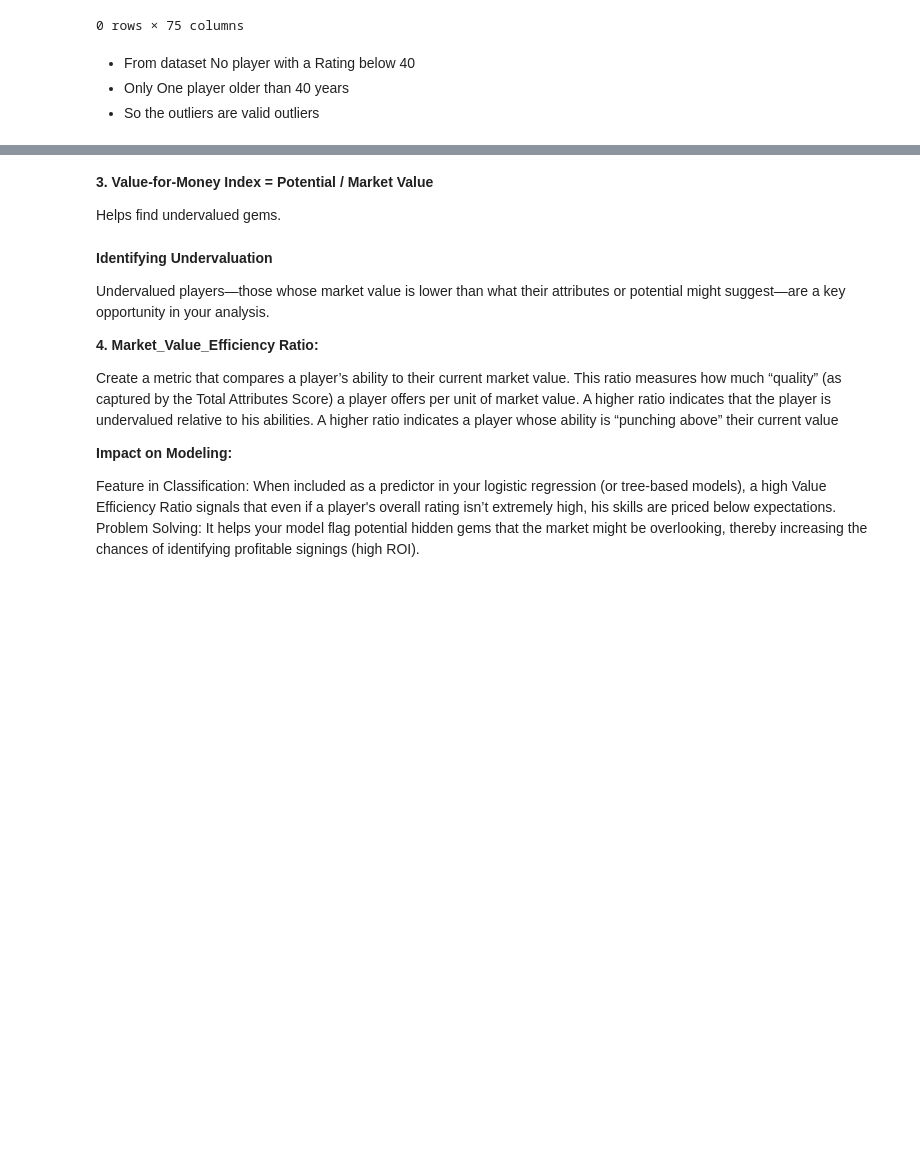
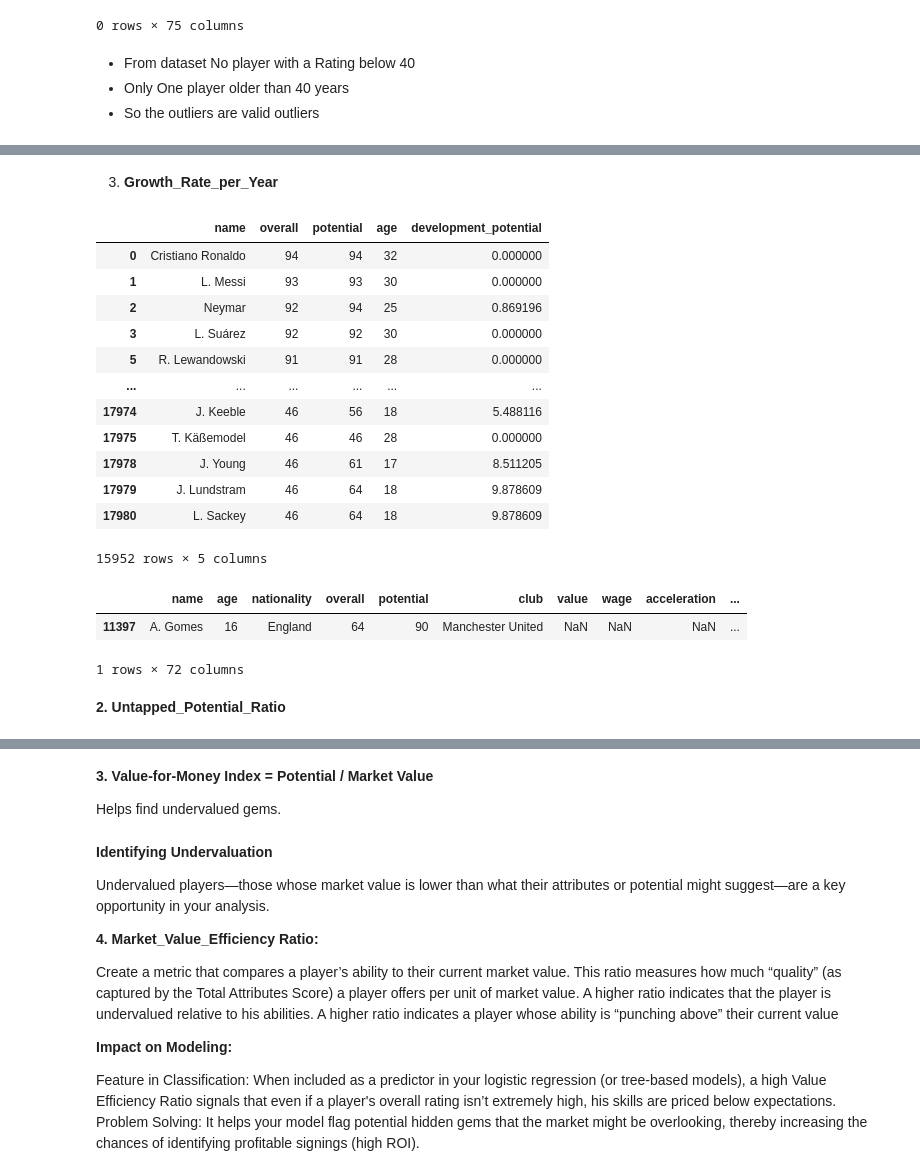
Before and after one commit to davidmasai/C-Users-User-Desktop-Football_Recruitment_-project, a Jupyter notebook: Phase_Project_Notebook (6).ipynb, the cells around one changed output, grey strips where cells are left out. Drawn from its saved outputs; the diff is of its cells as text; code cells hidden in the pictures; blank space fills up the shorter version.

```diff
--- a/Phase_Project_Notebook (6).ipynb
+++ b/Phase_Project_Notebook (6).ipynb
@@ -1188,0 +1221,2 @@ outfield_df['Growth_Rate'] = ((outfield_df['Potential'] - outfield_df['Overall']
+# %% [markdown]
+3. **Growth_Rate_per_Year**
@@ -1188,0 +1225,26 @@ outfield_df['Growth_Rate'] = ((outfield_df['Potential'] - outfield_df['Overall']
+# %%
+#checking
+outfield[['name','overall','potential','age','Growth_Rate_per_Year']
+# %% [output]
+|  | name | overall | potential | age | development_potential |
+| 0 | Cristiano Ronaldo | 94 | 94 | 32 | 0.000000 |
+| 1 | L. Messi | 93 | 93 | 30 | 0.000000 |
+| 2 | Neymar | 92 | 94 | 25 | 0.869196 |
+| 3 | L. Suárez | 92 | 92 | 30 | 0.000000 |
+| 5 | R. Lewandowski | 91 | 91 | 28 | 0.000000 |
+| ... | ... | ... | ... | ... | ... |
+| 17974 | J. Keeble | 46 | 56 | 18 | 5.488116 |
+| 17975 | T. Käßemodel | 46 | 46 | 28 | 0.000000 |
+| 17978 | J. Young | 46 | 61 | 17 | 8.511205 |
+| 17979 | J. Lundstram | 46 | 64 | 18 | 9.878609 |
+| 17980 | L. Sackey | 46 | 64 | 18 | 9.878609 |
+15952 rows × 5 columns
+# %%
+#player with highest development_potential
+outfield[outfield['Growth_Rate_per_Year'==outfield['Growth_Rate_per_Year'.max()]
+# %% [output]
+|  | name | age | nationality | overall | potential | club | value | wage | acceleration | ... |
+| 11397 | A. Gomes | 16 | England | 64 | 90 | Manchester United | NaN | NaN | NaN | ... |
+1 rows × 72 columns
+# %% [markdown]
+**2. Untapped_Potential_Ratio**
```
Also changed, not shown: parts of 46 cells of this notebook.
